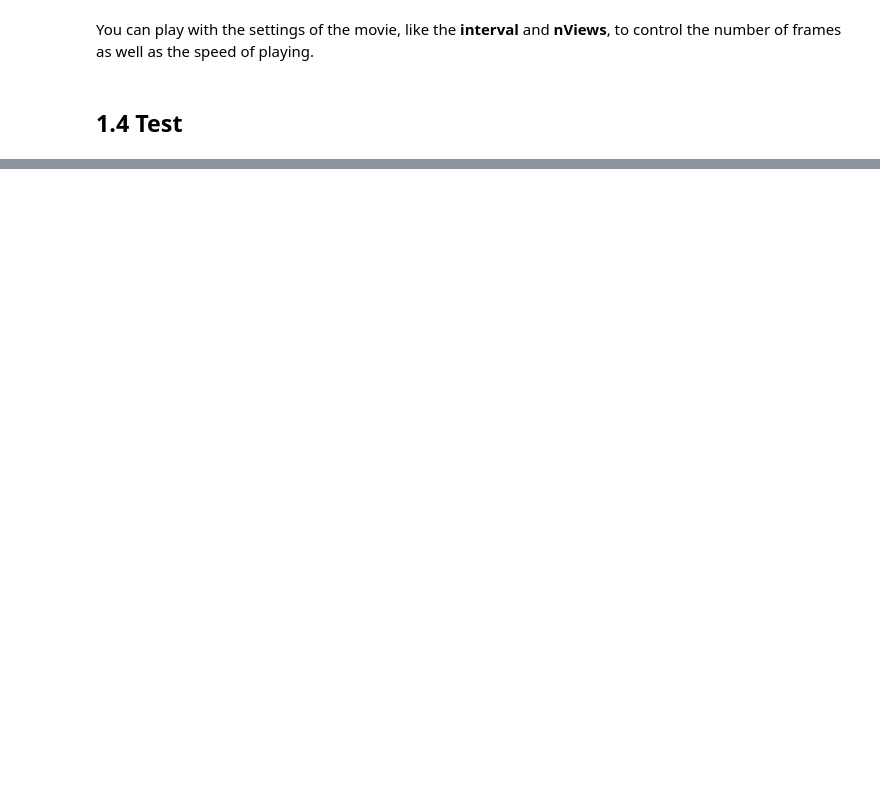
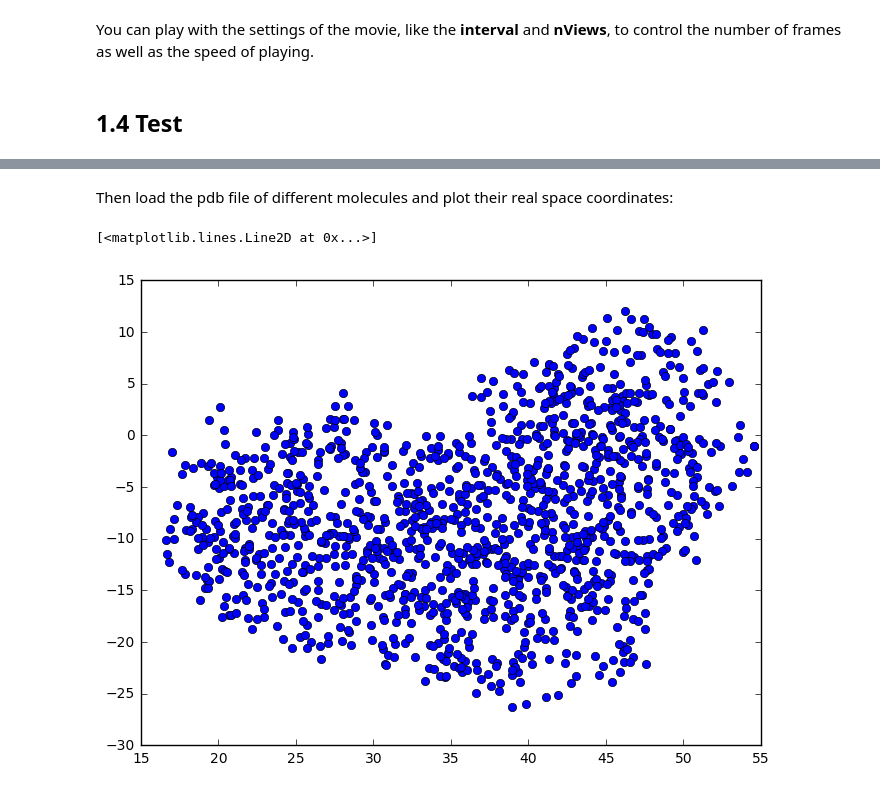
Before and after one commit to wang-zy/Tutorial-in-Diffraction-Imaging-Python, a Jupyter notebook: notebook/Chapter 1. Projection images.ipynb, the cells around one changed output, grey strips where cells are left out. Drawn from its saved outputs; the diff is of its cells as text; code cells hidden in the pictures; blank space fills up the shorter version.

```diff
--- a/notebook/Chapter 1. Projection images.ipynb
+++ b/notebook/Chapter 1. Projection images.ipynb
@@ -229,0 +240,8 @@ By typing load patterns you will load the variable patterns into Matlab. This va
+# %% [markdown]
+Then load the pdb file of different molecules and plot their real space coordinates:
+# %%
+lys = Molecule('lysozyme.pdb')
+plt.plot(lys.x, lys.y, 'o')
+# %% [output]
+[<matplotlib.lines.Line2D at 0x...>]
+[figure, added]
```
Also changed, not shown: parts of 9 cells of this notebook, 6 other files.
